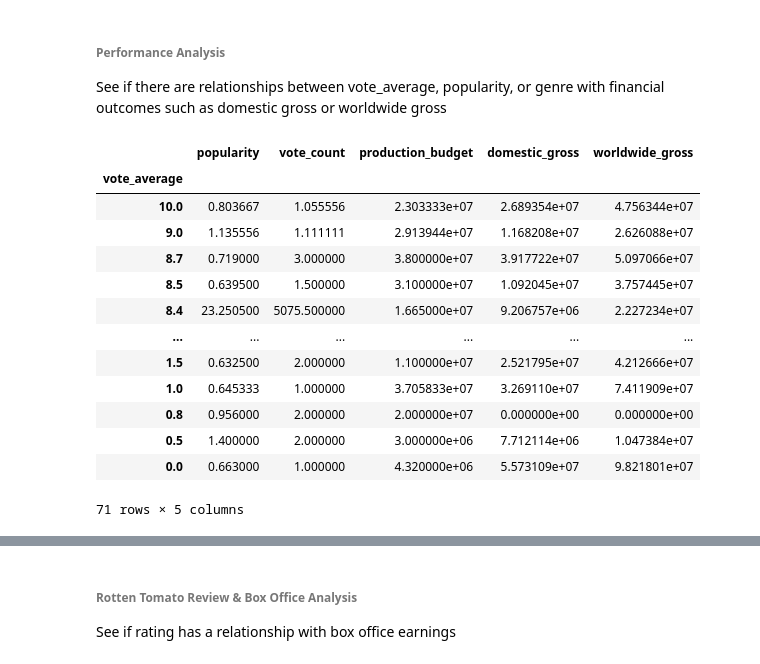
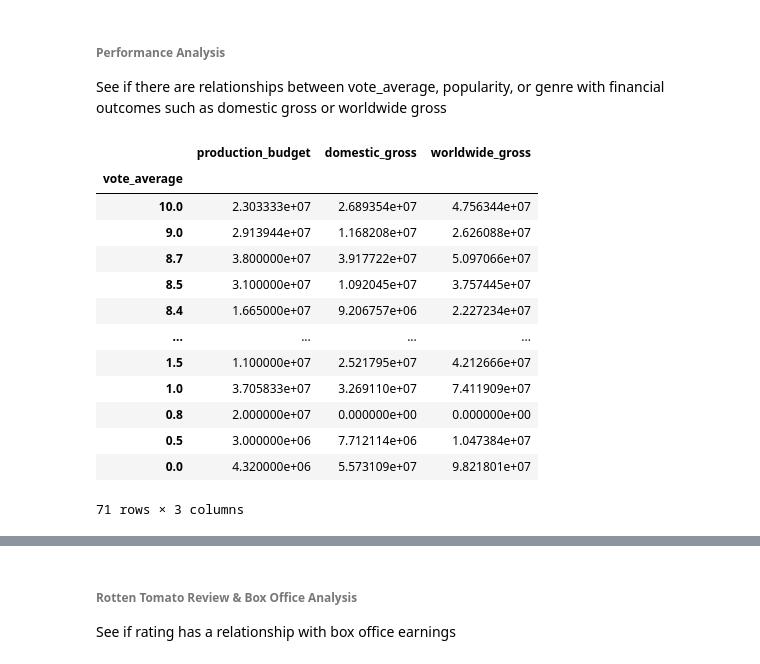
Before and after one commit to Brandon-Meyer0/git-dat-money, a Jupyter notebook: Capstone Group 1A.ipynb, the cells around one changed output, grey strips where cells are left out. Cells and saved outputs as stored; diff of their text form; code cells hidden in the pictures.

Commit message:
finish adding tables

```diff
--- a/Capstone Group 1A.ipynb
+++ b/Capstone Group 1A.ipynb
@@ -777,23 +800,23 @@ df
 ###### Performance Analysis
 See if there are relationships between vote_average, popularity, or genre with financial outcomes such as domestic gross or worldwide gross
 # %%
-#Use
+#vote average and financial outcomes comparison
 df = performanceDF.groupby(["vote_average"]).mean()
-df = df.sort_values(["vote_average","domestic_gross"],ascending=False)
-#df.drop(columns=["id","fresh"],inplace=True)
+df = df.sort_values(["vote_average"],ascending=False)
+df.drop(columns=["popularity","vote_count"],inplace=True)
 df
 # %% [output]
-|  | popularity | vote_count | production_budget | domestic_gross | worldwide_gross |
-| vote_average |  |  |  |  |  |
-| 10.0 | 0.803667 | 1.055556 | 2.303333e+07 | 2.689354e+07 | 4.756344e+07 |
-| 9.0 | 1.135556 | 1.111111 | 2.913944e+07 | 1.168208e+07 | 2.626088e+07 |
-| 8.7 | 0.719000 | 3.000000 | 3.800000e+07 | 3.917722e+07 | 5.097066e+07 |
-| 8.5 | 0.639500 | 1.500000 | 3.100000e+07 | 1.092045e+07 | 3.757445e+07 |
-| 8.4 | 23.250500 | 5075.500000 | 1.665000e+07 | 9.206757e+06 | 2.227234e+07 |
-| ... | ... | ... | ... | ... | ... |
-| 1.5 | 0.632500 | 2.000000 | 1.100000e+07 | 2.521795e+07 | 4.212666e+07 |
-| 1.0 | 0.645333 | 1.000000 | 3.705833e+07 | 3.269110e+07 | 7.411909e+07 |
-| 0.8 | 0.956000 | 2.000000 | 2.000000e+07 | 0.000000e+00 | 0.000000e+00 |
-| 0.5 | 1.400000 | 2.000000 | 3.000000e+06 | 7.712114e+06 | 1.047384e+07 |
-| 0.0 | 0.663000 | 1.000000 | 4.320000e+06 | 5.573109e+07 | 9.821801e+07 |
+|  | production_budget | domestic_gross | worldwide_gross |
+| vote_average |  |  |  |
+| 10.0 | 2.303333e+07 | 2.689354e+07 | 4.756344e+07 |
+| 9.0 | 2.913944e+07 | 1.168208e+07 | 2.626088e+07 |
+| 8.7 | 3.800000e+07 | 3.917722e+07 | 5.097066e+07 |
+| 8.5 | 3.100000e+07 | 1.092045e+07 | 3.757445e+07 |
+| 8.4 | 1.665000e+07 | 9.206757e+06 | 2.227234e+07 |
+| ... | ... | ... | ... |
+| 1.5 | 1.100000e+07 | 2.521795e+07 | 4.212666e+07 |
+| 1.0 | 3.705833e+07 | 3.269110e+07 | 7.411909e+07 |
+| 0.8 | 2.000000e+07 | 0.000000e+00 | 0.000000e+00 |
+| 0.5 | 3.000000e+06 | 7.712114e+06 | 1.047384e+07 |
+| 0.0 | 4.320000e+06 | 5.573109e+07 | 9.821801e+07 |
-71 rows × 5 columns
+71 rows × 3 columns
```
Also changed, not shown: parts of 12 cells of this notebook.
